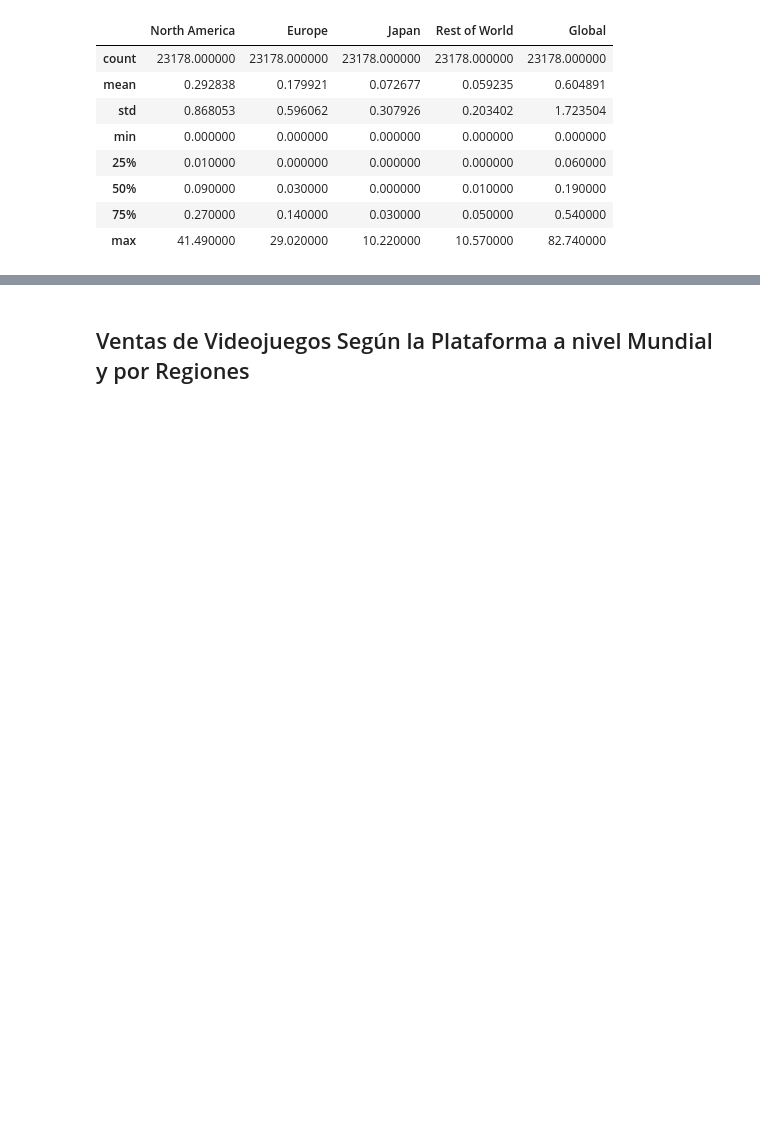
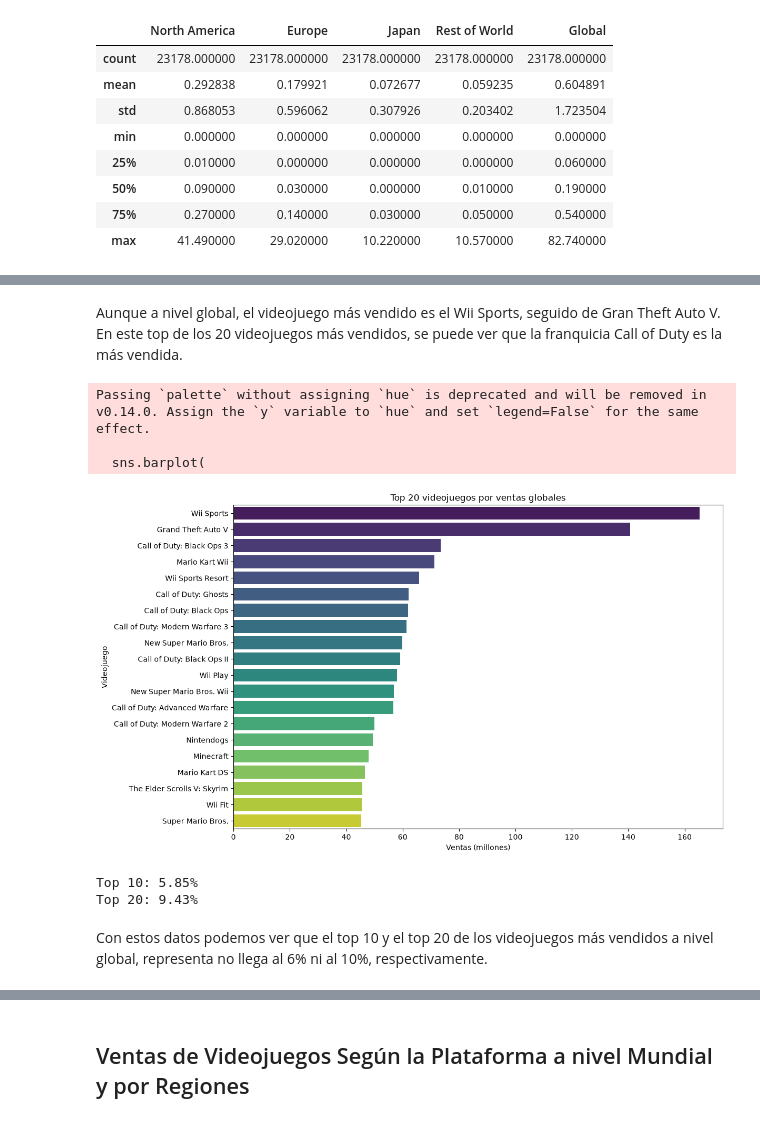
Before and after one commit to bgranda/EDA-Videojuegos, a Jupyter notebook: notebooks/Análisis.ipynb, the cells around one changed output, grey strips where cells are left out. Saved outputs shown, nothing was run; the diff lists cells and outputs as text; code cells hidden in the pictures; blank space fills up the shorter version.

```diff
--- a/notebooks/Análisis.ipynb
+++ b/notebooks/Análisis.ipynb
@@ -46,0 +93,6 @@ df[['North America','Europe','Japan','Rest of World','Global']].describe()
+# %%
+games_df = (df.groupby('Game').agg({'Global': 'sum','North America': 'sum','Europe': 'sum','Japan': 'sum','Rest of World': 'sum'}).reset_index())
+# %%
+top_games = (games_df.sort_values(by='Global',ascending=False).head(20))
+
+top_games
@@ -46,0 +117,33 @@ df[['North America','Europe','Japan','Rest of World','Global']].describe()
+# %% [markdown]
+Aunque a nivel global, el videojuego más vendido es el Wii Sports, seguido de Gran Theft Auto V. En este top de los 20 videojuegos más vendidos, se puede ver que la franquicia Call of Duty es la más vendida.
+# %%
+plt.figure(figsize=(12,8))
+
+sns.barplot(
+    data=top_games,
+    x='Global',
+    y='Game',
+    palette='viridis'
+)
+
+plt.title('Top 20 videojuegos por ventas globales')
+plt.xlabel('Ventas (millones)')
+plt.ylabel('Videojuego')
+
+plt.show()
+# %% [output]
+Passing `palette` without assigning `hue` is deprecated and will be removed in v0.14.0. Assign the `y` variable to `hue` and set `legend=False` for the same effect.
+
+  sns.barplot(
+[figure, added]
+# %%
+for n in [10, 20]:
+
+    porcentaje = (games_df.nlargest(n, 'Global')['Global'].sum()/ games_df['Global'].sum()* 100)
+
+    print(f"Top {n}: {porcentaje:.2f}%")
+# %% [output]
+Top 10: 5.85%
+Top 20: 9.43%
+# %% [markdown]
+Con estos datos podemos ver que el top 10 y el top 20 de los videojuegos más vendidos a nivel global, representa no llega al 6% ni al 10%, respectivamente.
```
Also changed, not shown: parts of 55 cells of this notebook, 1 other file.
